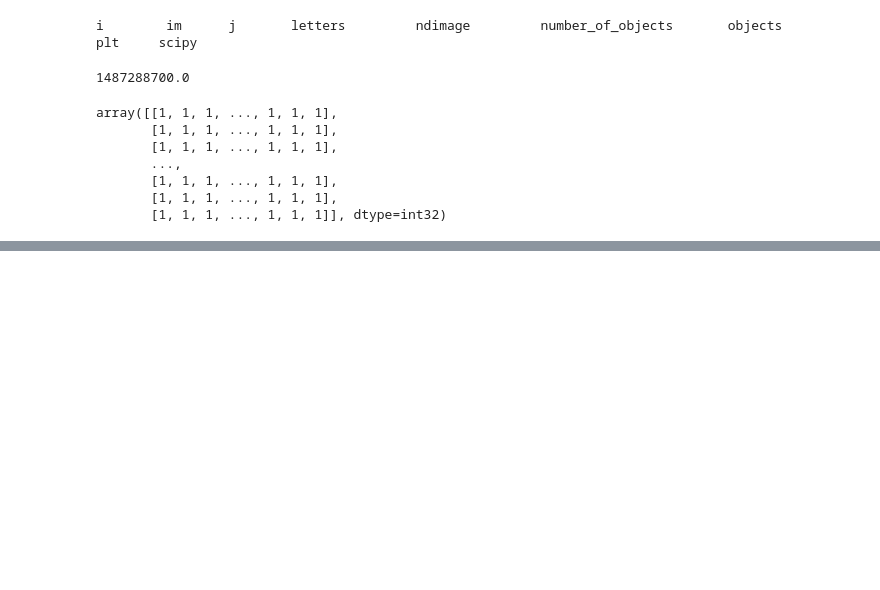
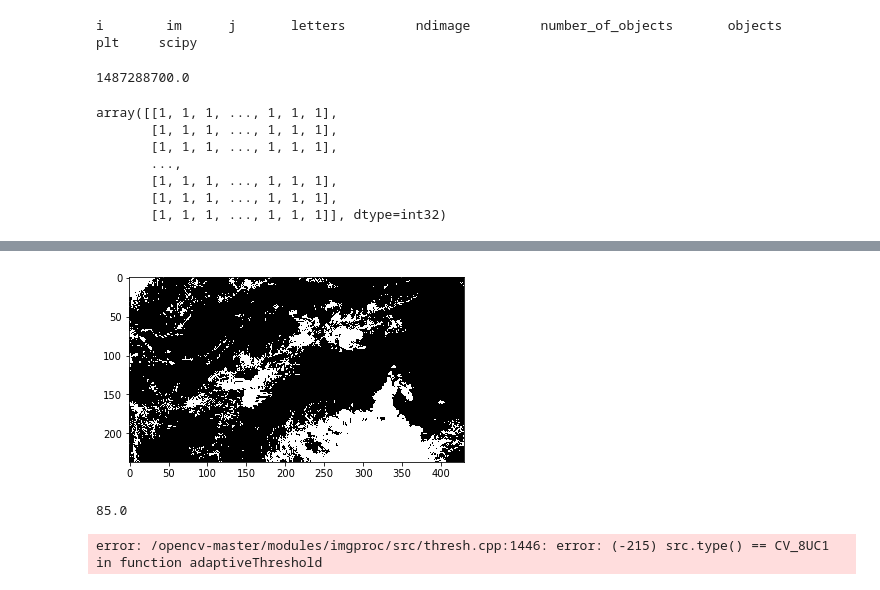
Before and after one commit to jonasagx/nephos, a Jupyter notebook: notebooks/buffer.ipynb, the cells around one changed output, grey strips where cells are left out. Drawn from its saved outputs; the diff is of its cells as text; code cells hidden in the pictures; blank space fills up the shorter version.

```diff
--- a/notebooks/buffer.ipynb
+++ b/notebooks/buffer.ipynb
@@ -111,0 +128,14 @@ len(litleArea)
+# %%
+ret, th1 = cv.threshold(imCv, 85, 255, cv.THRESH_BINARY)
+# %%
+plt.imshow(th1); plt.show()
+# %% [output]
+[figure, added]
+# %%
+ret
+# %% [output]
+85.0
+# %%
+th2 = cv.adaptiveThreshold(imCv, 255, cv.ADAPTIVE_THRESH_GAUSSIAN_C, cv.THRESH_BINARY,11,2)
+# %% [output]
+error: /opencv-master/modules/imgproc/src/thresh.cpp:1446: error: (-215) src.type() == CV_8UC1 in function adaptiveThreshold
```
Also changed, not shown: parts of 10 cells of this notebook.
